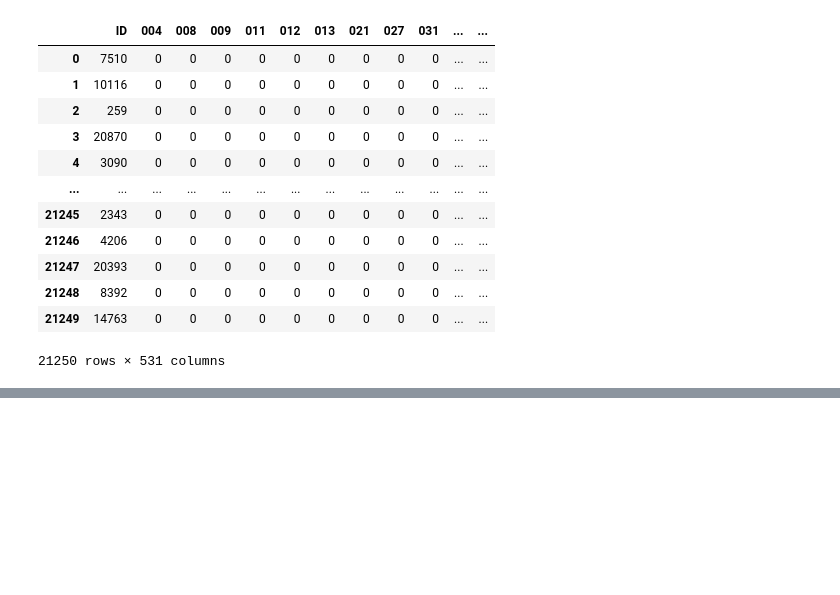
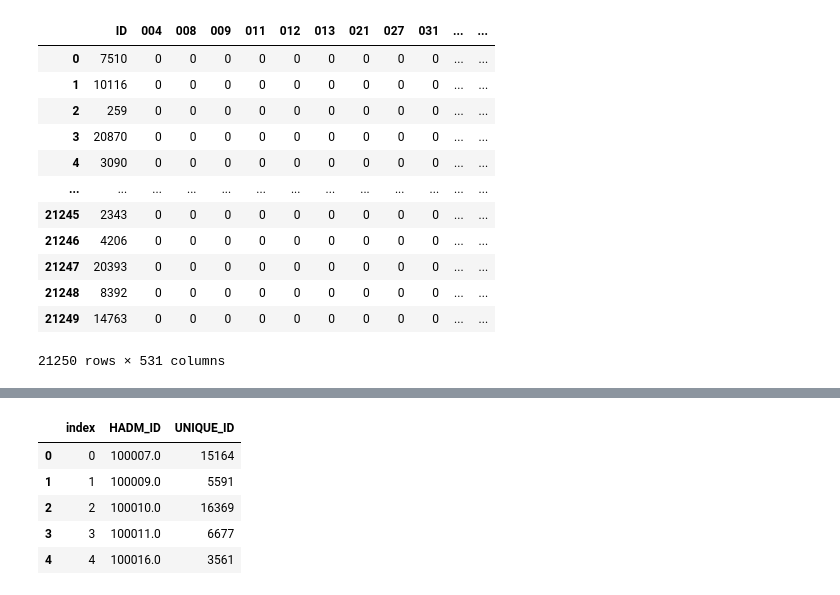
Before and after one commit to keytsuda/Continuous-Monitoring-of-Vital, a Jupyter notebook: GRUODEBayse/makeGRUODE_tags_and_covs.ipynb, the cells around one changed output, grey strips where cells are left out. Cells and saved outputs as stored; diff of their text form; code cells hidden in the pictures; blank space fills up the shorter version.

```diff
--- a/GRUODEBayse/makeGRUODE_tags_and_covs.ipynb
+++ b/GRUODEBayse/makeGRUODE_tags_and_covs.ipynb
@@ -23,6 +23,7 @@ df=pd.read_csv(outfile_path+'GRU_ODE_Dataset.csv')
 tags=pd.read_csv(outfile_path+"complete_death_tags.csv")
 covs=pd.read_csv(outfile_path+"complete_covariates.csv")
 saps=pd.read_csv(file_path+"sapsii_processed.csv")
+id_ref=pd.read_csv(outfile_path+"UNIQUE_ID_dict.csv")
 # %%
 import pickle
 
@@ -168,0 +204,9 @@ covs.to_csv(outfile_path+"GRU_ODE_covariates.csv",index=False)
+# %%
+id_ref.loc[:,["index","HADM_ID","UNIQUE_ID"]].head()
+# %% [output]
+|  | index | HADM_ID | UNIQUE_ID |
+| 0 | 0 | 100007.0 | 15164 |
+| 1 | 1 | 100009.0 | 5591 |
+| 2 | 2 | 100010.0 | 16369 |
+| 3 | 3 | 100011.0 | 6677 |
+| 4 | 4 | 100016.0 | 3561 |
```
Also changed, not shown: parts of 12 cells of this notebook, 29 other files.
